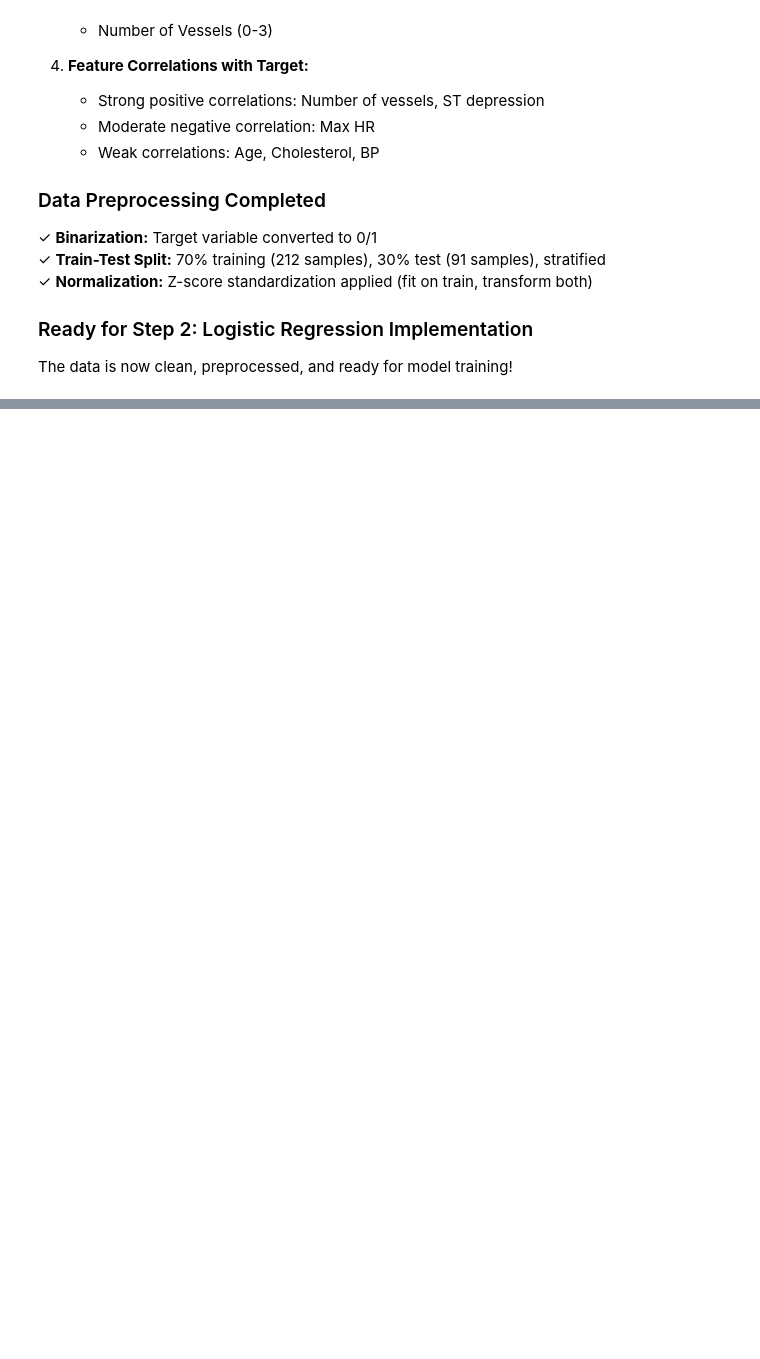
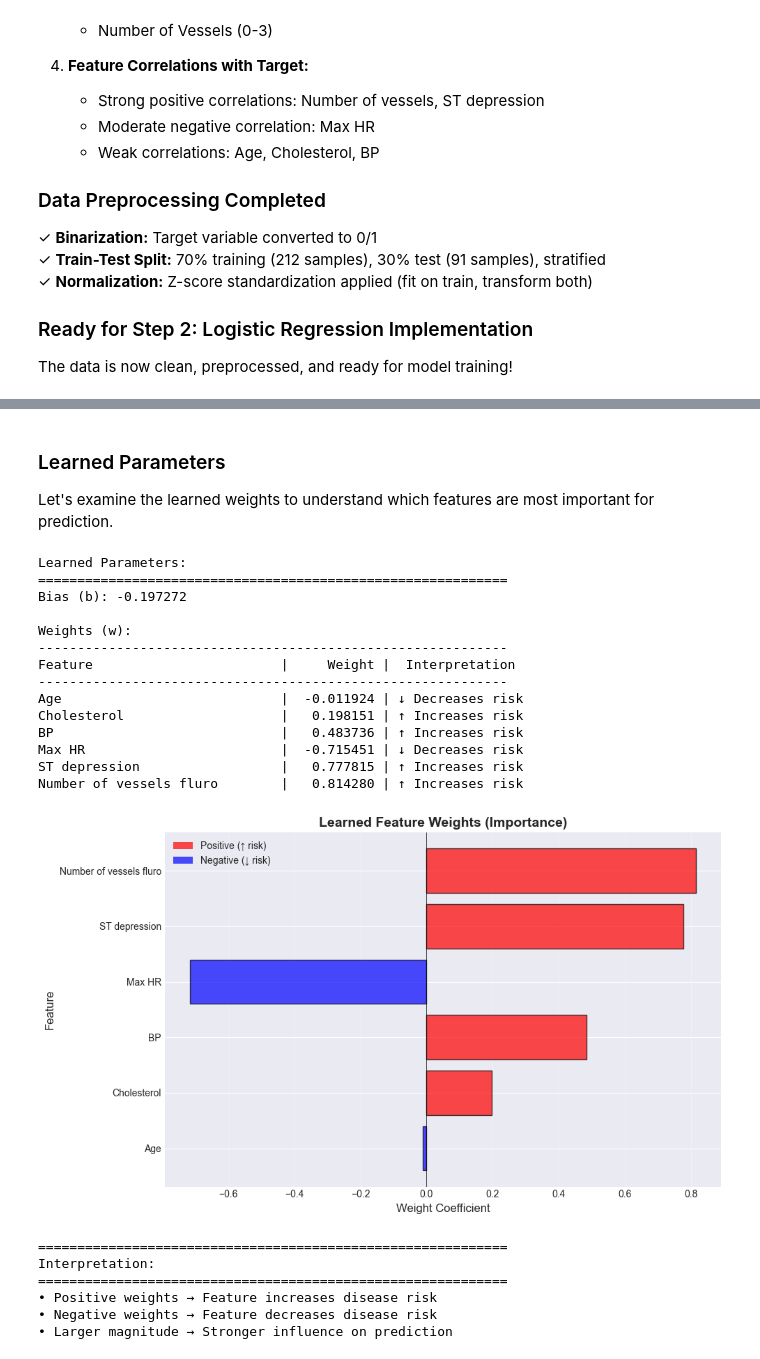
Before and after one commit to deisyguzman/Heart-Disease-Risk-Prediction-Logistic-Regression-Homework, a Jupyter notebook: heart_disease_lr_analysis.ipynb, the cells around one changed output, grey strips where cells are left out. Saved outputs shown, nothing was run; the diff lists cells and outputs as text; code cells hidden in the pictures; blank space fills up the shorter version.

```diff
--- a/heart_disease_lr_analysis.ipynb
+++ b/heart_disease_lr_analysis.ipynb
@@ -422,0 +864,66 @@ The data is now clean, preprocessed, and ready for model training!
+# %% [markdown]
+### Learned Parameters
+
+Let's examine the learned weights to understand which features are most important for prediction.
+# %%
+# Display learned parameters
+print("Learned Parameters:")
+print("="*60)
+print(f"Bias (b): {b_trained:.6f}\n")
+print("Weights (w):")
+print("-"*60)
+print(f"{'Feature':30s} | {'Weight':>10s} | {'Interpretation':>15s}")
+print("-"*60)
+
+for i, feat in enumerate(selected_features):
+    interpretation = "↑ Increases risk" if w_trained[i] > 0 else "↓ Decreases risk"
+    print(f"{feat:30s} | {w_trained[i]:10.6f} | {interpretation:>15s}")
+
+# Visualize feature importance
+plt.figure(figsize=(10, 6))
+colors = ['red' if w > 0 else 'blue' for w in w_trained]
+bars = plt.barh(selected_features, w_trained, color=colors, alpha=0.7, edgecolor='black')
+plt.axvline(x=0, color='black', linestyle='-', linewidth=0.5)
+plt.xlabel('Weight Coefficient', fontsize=12)
+plt.ylabel('Feature', fontsize=12)
+plt.title('Learned Feature Weights (Importance)', fontsize=14, fontweight='bold')
+plt.grid(axis='x', alpha=0.3)
+
+# Add legend
+from matplotlib.patches import Patch
+legend_elements = [
+    Patch(facecolor='red', alpha=0.7, label='Positive (↑ risk)'),
+    Patch(facecolor='blue', alpha=0.7, label='Negative (↓ risk)')
+]
+plt.legend(handles=legend_elements, loc='best')
+plt.tight_layout()
+plt.show()
+
+print("\n" + "="*60)
+print("Interpretation:")
+print("="*60)
+print("• Positive weights → Feature increases disease risk")
+print("• Negative weights → Feature decreases disease risk")
+print("• Larger magnitude → Stronger influence on prediction")
+# %% [output]
+Learned Parameters:
+============================================================
+Bias (b): -0.197272
+
+Weights (w):
+------------------------------------------------------------
+Feature                        |     Weight |  Interpretation
+------------------------------------------------------------
+Age                            |  -0.011924 | ↓ Decreases risk
+Cholesterol                    |   0.198151 | ↑ Increases risk
+BP                             |   0.483736 | ↑ Increases risk
+Max HR                         |  -0.715451 | ↓ Decreases risk
+ST depression                  |   0.777815 | ↑ Increases risk
+Number of vessels fluro        |   0.814280 | ↑ Increases risk
+[figure, added]
+============================================================
+Interpretation:
+============================================================
+• Positive weights → Feature increases disease risk
+• Negative weights → Feature decreases disease risk
+• Larger magnitude → Stronger influence on prediction
```
Also changed, not shown: parts of 71 cells of this notebook, 7 other files.
